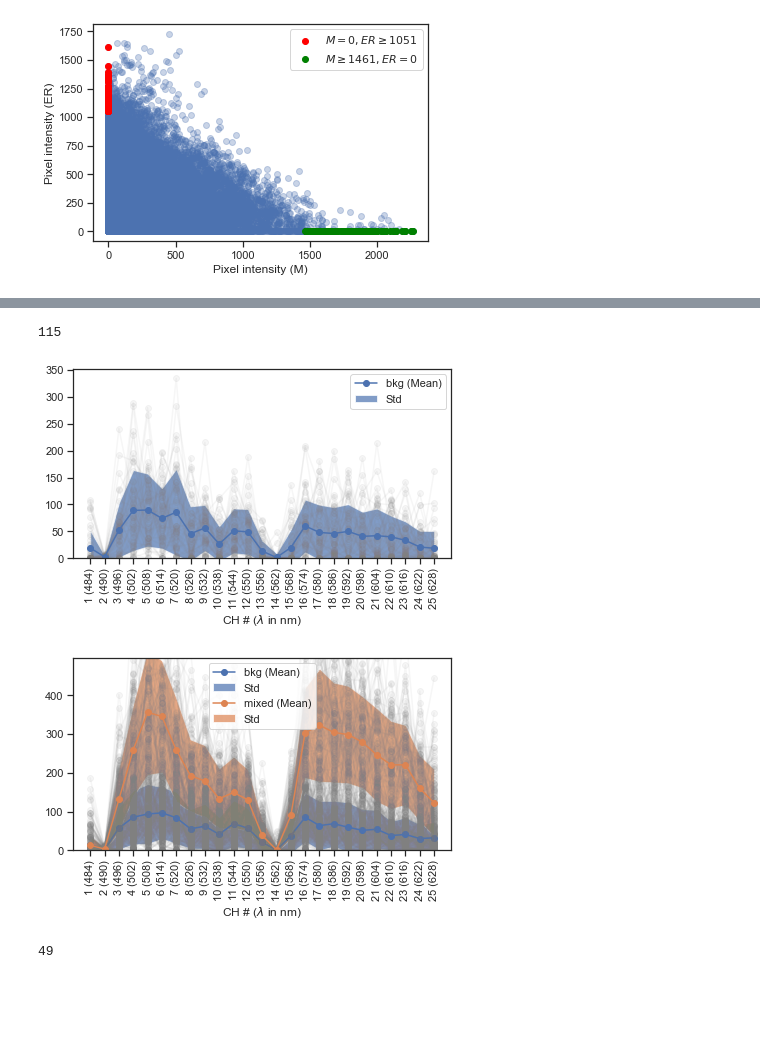
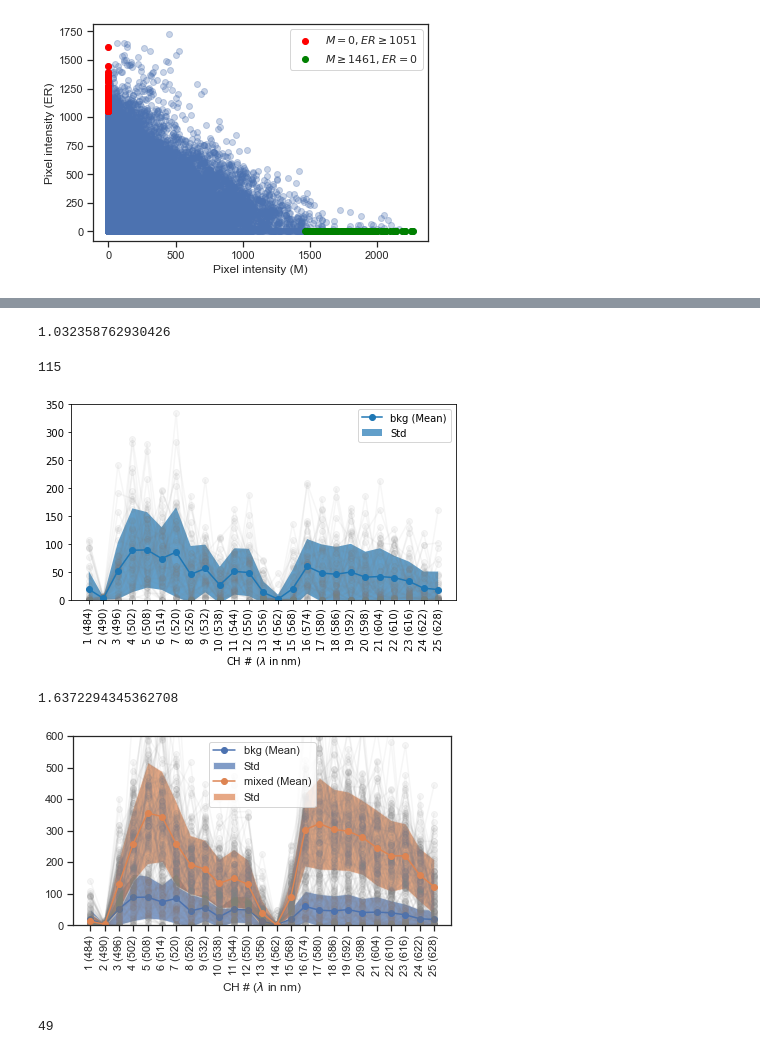
Before and after one commit to ajannamay/Spectral_imaging, a Jupyter notebook: ER-Mito_contact.ipynb, the cells around one changed output, grey strips where cells are left out. Drawn from its saved outputs; the diff is of its cells as text; code cells hidden in the pictures; blank space fills up the shorter version.

```diff
--- a/ER-Mito_contact.ipynb
+++ b/ER-Mito_contact.ipynb
@@ -33,3 +37,3 @@ plt.show()
 # %%
-mixed = FOV3_1.pix_mask('C:\\Users\\admin\\OneDrive - Washington University in St. Louis\\PhD\\Research\\Biophys\\image_data\\ER-Mito_contact\\FOV3_1posscontacts')
+mixed = FOV3_1.pix_mask_ImageJ('C:\\Users\\admin\\OneDrive - Washington University in St. Louis\\PhD\\Research\\Biophys\\image_data\\ER-Mito_contact\\FOV3_1posscontacts')
 # %%
@@ -41,22 +56,31 @@ plt.show()
+# %%
+FOV3_1.calc_ratio_peaks(mixindx,3,6,15,18)
+# %% [output]
+1.032358762930426
 # %%
 len(mixed[0])
 # %% [output]
 115
 # %%
-bkg_in = FOV3_1.pix_mask('C:\\Users\\admin\\OneDrive - Washington University in St. Louis\\PhD\\Research\\Biophys\\image_data\\ER-Mito_contact\\FOV3_1insidecells3')
+bkg_in = FOV3_1.pix_mask_ImageJ('C:\\Users\\admin\\OneDrive - Washington University in St. Louis\\PhD\\Research\\Biophys\\image_data\\ER-Mito_contact\\FOV3_1insidecells3')
 # %%
-FOV3_1.generate_normSpectrum(bkg_in,0,True,'bkg')
+plotbkg, bkgmean = FOV3_1.generate_normSpectrum(bkg_in,0,True,'bkg')
 plt.legend()
 plt.show()
 # %% [output]
-[figure, old version]
+[figure, new version]
+# %%
+FOV3_1.calc_ratio_peaks(bkgmean,3,6,15,18)
+# %% [output]
+1.6372294345362708
 # %%
 FOV3_1.generate_normSpectrum(bkg_in,0,True,'bkg')
 FOV3_1.generate_normSpectrum(mixed,0,True,'mixed')
+plt.ylim(top=600)
 plt.legend()
 plt.show()
 # %% [output]
-[figure, old version]
+[figure, new version]
 # %%
 len(bkg_in[0])
 # %% [output]
```
Also changed, not shown: parts of 9 cells of this notebook.
